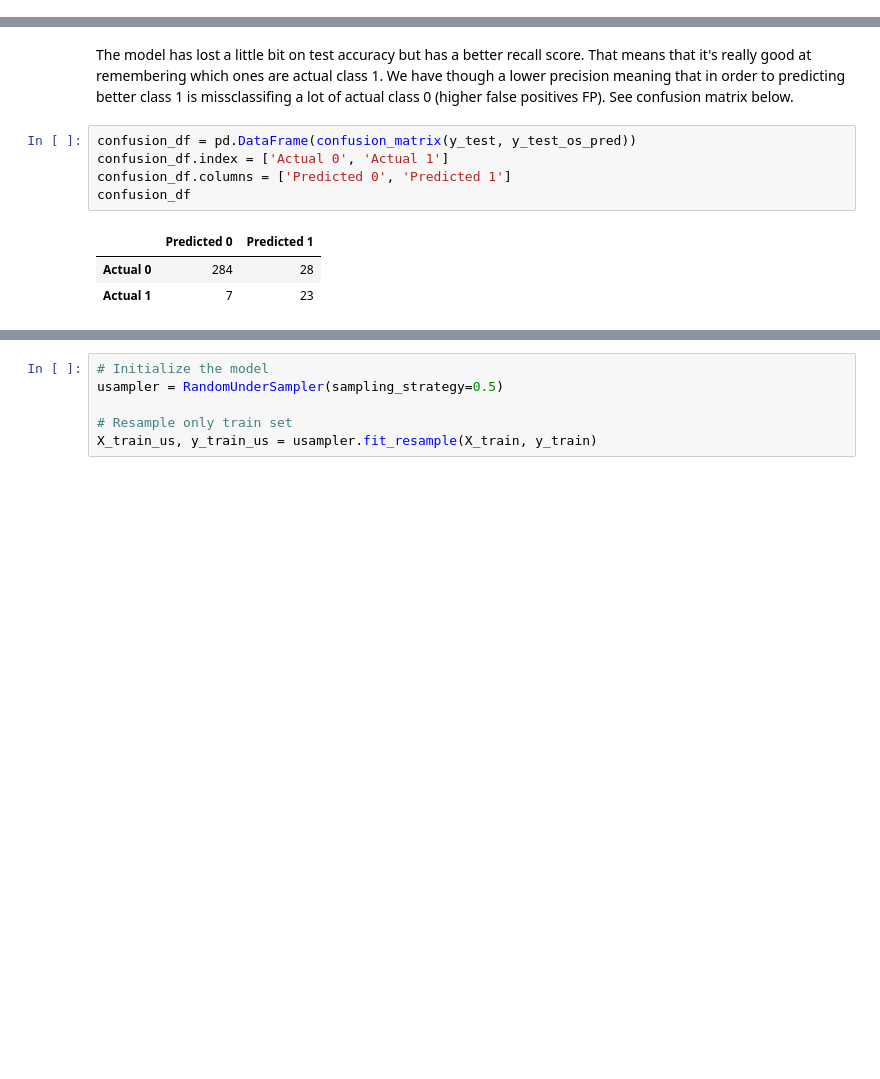
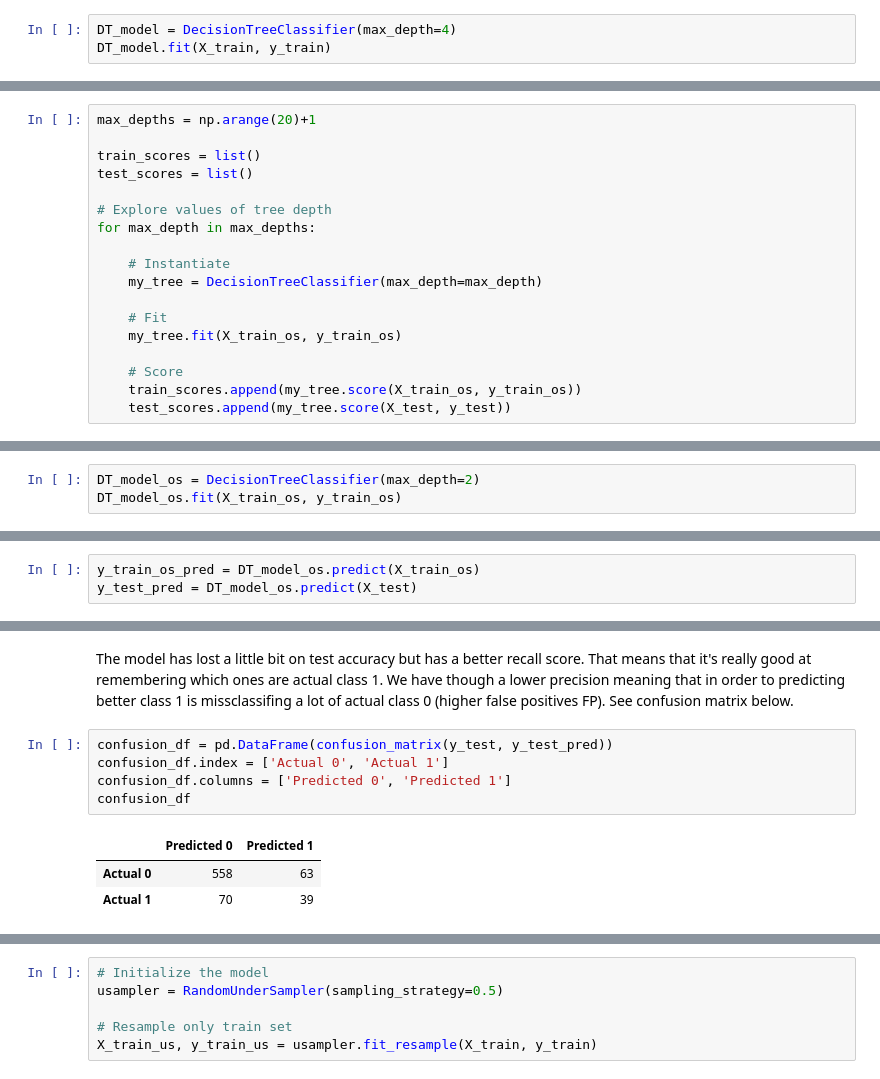
Before and after one commit to almarengo/marketing_campaign_analysis, a Jupyter notebook: 02_Marketing_Campaign_Project_Decision_Trees_pre_post_pruning.ipynb, the cells around one changed output, grey strips where cells are left out. Cells and saved outputs as stored; diff of their text form; blank space fills up the shorter version.

```diff
--- a/Marketing_Campaign_Project_Logistic_Regression.ipynb
+++ b/02_Marketing_Campaign_Project_Decision_Trees_pre_post_pruning.ipynb
@@ -587,0 +507,3 @@ We'll use a probability threshold of 0.5 to assign classes
+# %%
+DT_model = DecisionTreeClassifier(max_depth=4)
+DT_model.fit(X_train, y_train)
@@ -781,0 +610,18 @@ weighted avg       0.93      0.90      0.91       342
+# %%
+max_depths = np.arange(20)+1
+
+train_scores = list()
+test_scores = list()
+
+# Explore values of tree depth
+for max_depth in max_depths:
+
+    # Instantiate
+    my_tree = DecisionTreeClassifier(max_depth=max_depth)
+
+    # Fit
+    my_tree.fit(X_train_os, y_train_os)
+
+    # Score
+    train_scores.append(my_tree.score(X_train_os, y_train_os))
+    test_scores.append(my_tree.score(X_test, y_test))
@@ -781,0 +642,3 @@ weighted avg       0.93      0.90      0.91       342
+# %%
+DT_model_os = DecisionTreeClassifier(max_depth=2)
+DT_model_os.fit(X_train_os, y_train_os)
@@ -781,0 +647,3 @@ weighted avg       0.93      0.90      0.91       342
+# %%
+y_train_os_pred = DT_model_os.predict(X_train_os)
+y_test_pred = DT_model_os.predict(X_test)
@@ -782,14 +684,14 @@ weighted avg       0.93      0.90      0.91       342
 # %% [markdown]
 The model has lost a little bit on test accuracy but has a better recall score. That means that it's really good at remembering which ones are actual class 1. We have though a lower precision meaning that in order to predicting better class 1 is missclassifing a lot of actual class 0 (higher false positives FP). See confusion matrix below.
 # %%
-confusion_df = pd.DataFrame(confusion_matrix(y_test, y_test_os_pred))
+confusion_df = pd.DataFrame(confusion_matrix(y_test, y_test_pred))
 confusion_df.index = ['Actual 0', 'Actual 1']
 confusion_df.columns = ['Predicted 0', 'Predicted 1']
 confusion_df
 # %% [output]
 |  | Predicted 0 | Predicted 1 |
-| Actual 0 | 284 | 28 |
-| Actual 1 | 7 | 23 |
+| Actual 0 | 558 | 63 |
+| Actual 1 | 70 | 39 |
 # %%
 plt.figure(figsize=(12, 8))
 sns.heatmap(confusion_df, annot=True, fmt='d', linewidths=0.5)
```
Also changed, not shown: parts of 137 cells of this notebook, 2 other files.
